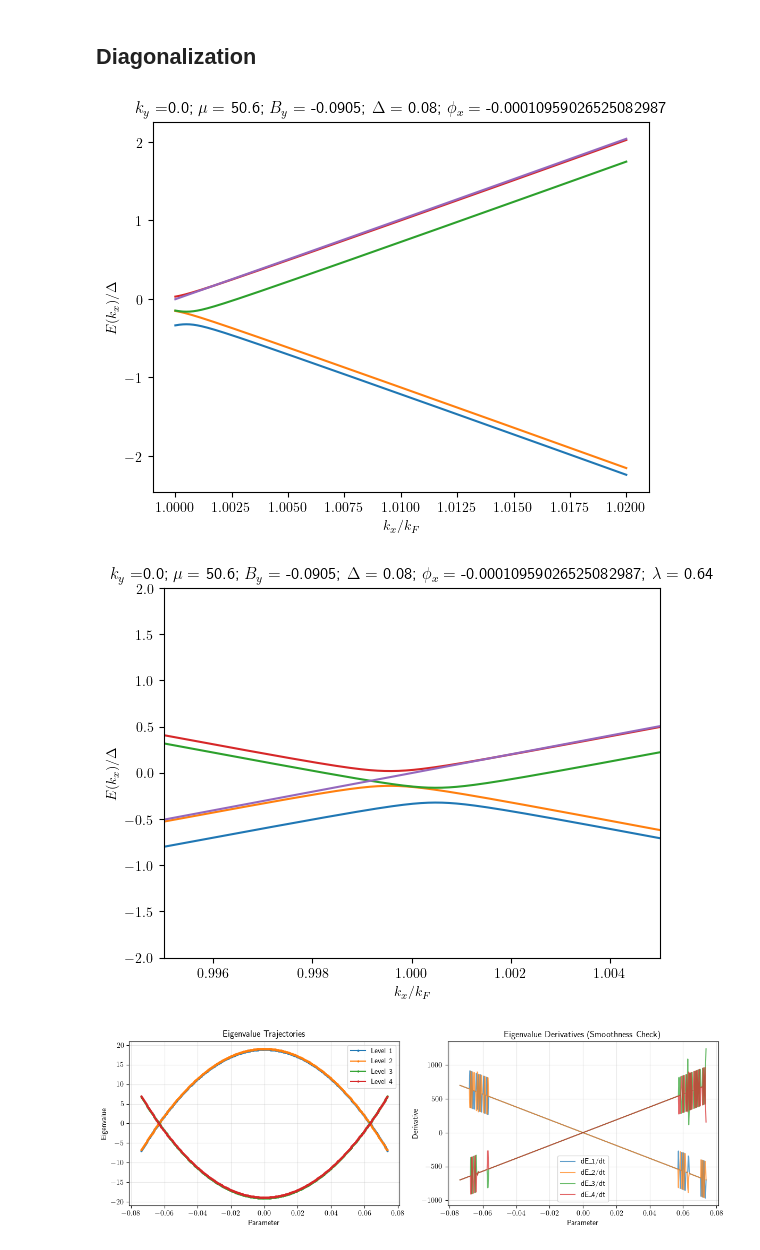
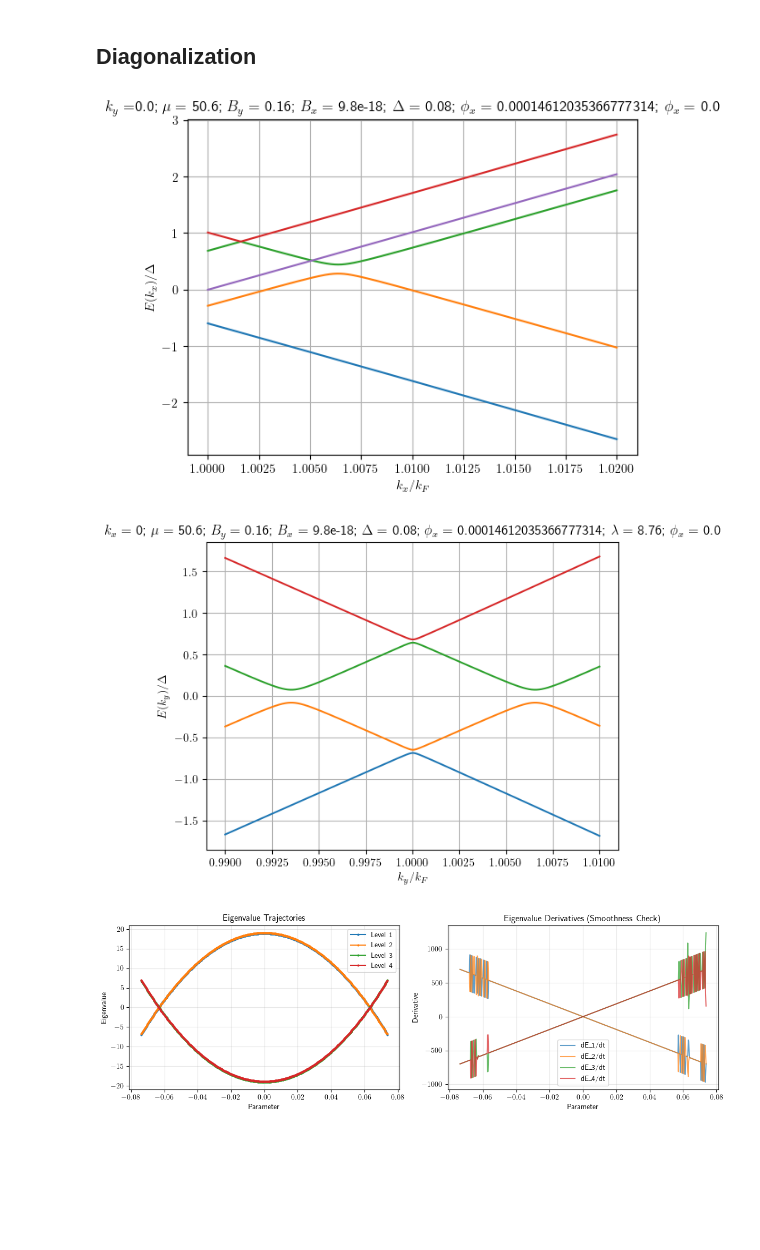
Before and after one commit to gabriel-rodriguez-ruiz/bilayer, a Jupyter notebook: Monolayer_with_SOC.ipynb, the cells around one changed output. Drawn from its saved outputs; the diff is of its cells as text; code cells hidden in the pictures; blank space fills up the shorter version.

```diff
--- a/Monolayer_with_SOC.ipynb
+++ b/Monolayer_with_SOC.ipynb
@@ -112,15 +144,16 @@ k_x_values = np.linspace(1, 1.02, 2000) * k_F
 k_y = 0 * k_F #-0.98 * k_F
 Delta = 0.08   #0.08 #0.08   # 0.08 meV
 mu = 50.6  #632 * Delta   #50.6  #  meV
-B = 1.6 * Delta
-theta = -np.pi/4
+B = 2 * Delta
+theta = np.pi/2
 B_y = B * np.sin(theta)  # 2 * Delta
 B_x = B * np.cos(theta)
-phi_x = -0.0015 * k_F  #  0.002 * k_F  # 0.002 * k_F
+phi_x = 0.002 * k_F  #  0.002 * k_F  # 0.002 * k_F
+phi_y = 0 * k_F
 gamma = 9479 # meV (nm)²
-Lambda = 8 * Delta # 8 * Delta  #0.644 meV
-Energies = 2*get_Energies(k_x_values, [k_y], mu, B_y, Delta, phi_x, gamma, Lambda)
-Analytic_Energies = get_Effective_Analytic_Energy(k_x_values, k_y, mu, B_y, Delta, phi_x, gamma, Lambda)
+Lambda = 8.76 #8*Delta  #8.76 # meV*nm (Lambda*k_F=8*Delta)   # 8 * Delta  #0.644 meV
+Energies = 2*get_Energies(k_x_values, [k_y], mu, B_y, Delta, phi_x, gamma, Lambda, B_x, phi_y)
+#Analytic_Energies = get_Effective_Analytic_Energy(k_x_values, k_y, mu, B_y, Delta, phi_x, gamma, Lambda)
 
 fig, ax = plt.subplots()
 for i in range(4):
@@ -134,46 +167,55 @@ ax.plot(k_x_values/k_F, (gamma*k_x_values**2-mu))
 ax.set_xlabel(r"$k_x/k_F$")
 ax.set_ylabel(r"$E(k_x)/\Delta$")
 ax.set_title(r"$k_y=$" + f"{k_y:2}"
              + r"; $\mu=$ " + f"{mu:2}"
              + r"; $B_y=$ " + f"{B_y:.3}"
+             + r"; $B_x=$ " + f"{B_x:.3}"
              + r"; $\Delta=$ " + f"{Delta:.2}"
              + r"; $\phi_x=$ " + f"{phi_x}"
+             + r"; $\phi_x=$ " + f"{phi_y}"
             )
+
+plt.grid()
 #ax.set_xlim(-1.005, -0.995)
 #ax.set_ylim(-2, 2)
 #ax.hlines(0, -0.45, -0.41, "k", linestyles="dashed")
 
 #ax.hlines(0, -1.005, -0.995, "k", linestyles="dashed")
 
-k_x_values = np.linspace(0.99, 1.01, 2000) * k_F
-Energies = 2*get_Energies(k_x_values, [k_y], mu, B_y, Delta, phi_x, gamma, Lambda)
+#k_x_values = np.linspace(0.99, 1.01, 2000) * k_F
+k_y_values = np.linspace(0.99, 1.01, 2000) * k_F
+k_x = 0
+
+Energies = 2*get_Energies([k_x], k_y_values, mu, B_y, Delta, phi_x, gamma, Lambda, B_x, phi_y)
 
 fig, ax = plt.subplots()
 for i in range(4):
     #ax.plot(k_x_values, Analytic_Energies[i, :], linestyle="dashed", linewidth=3)
-    ax.plot(k_x_values/k_F, Energies[:, :, i])
+    ax.plot(k_y_values/k_F, Energies[:, :, i][0,:])
 
 ##############################################################
-ax.plot(k_x_values/k_F, (gamma*k_x_values**2-mu))
+#ax.plot(k_x_values/k_F, (gamma*k_x_values**2-mu))
 ##############################################################
 
-ax.set_xlabel(r"$k_x/k_F$")
-ax.set_ylabel(r"$E(k_x)/\Delta$")
-ax.set_title(r"$k_y=$" + f"{k_y:2}"
+ax.set_xlabel(r"$k_y/k_F$")
+ax.set_ylabel(r"$E(k_y)/\Delta$")
+ax.set_title(r"$k_x=$" + f"{k_x:2}"
              + r"; $\mu=$ " + f"{mu:2}"
              + r"; $B_y=$ " + f"{B_y:.3}"
+             + r"; $B_x=$ " + f"{B_x:.3}"
              + r"; $\Delta=$ " + f"{Delta:.2}"
              + r"; $\phi_x=$ " + f"{phi_x}"
              + r"; $\lambda=$ " + f"{Lambda}"
+             + r"; $\phi_x=$ " + f"{phi_y}"
             )
-ax.set_xlim(0.995, 1.005)
-ax.set_ylim(-2, 2)
-ax.hlines(0, -0.45*k_F, -0.41*k_F, "k", linestyles="dashed")
-
+#ax.set_xlim(0.995, 1.005)
+#ax.set_ylim(-2, 2)
+#ax.hlines(0, -0.45*k_F, -0.41*k_F, "k", linestyles="dashed")
+plt.grid()
 plt.show()
 # %% [output]
-[figure, old version]
+[figure, new version]
-[figure, old version]
+[figure, new version]
 # %%
 from scipy.optimize import linear_sum_assignment
 from continous_eigenvalues import continuous_eigenvalues, analyze_continuity
```
Also changed, not shown: parts of 8 cells of this notebook.
